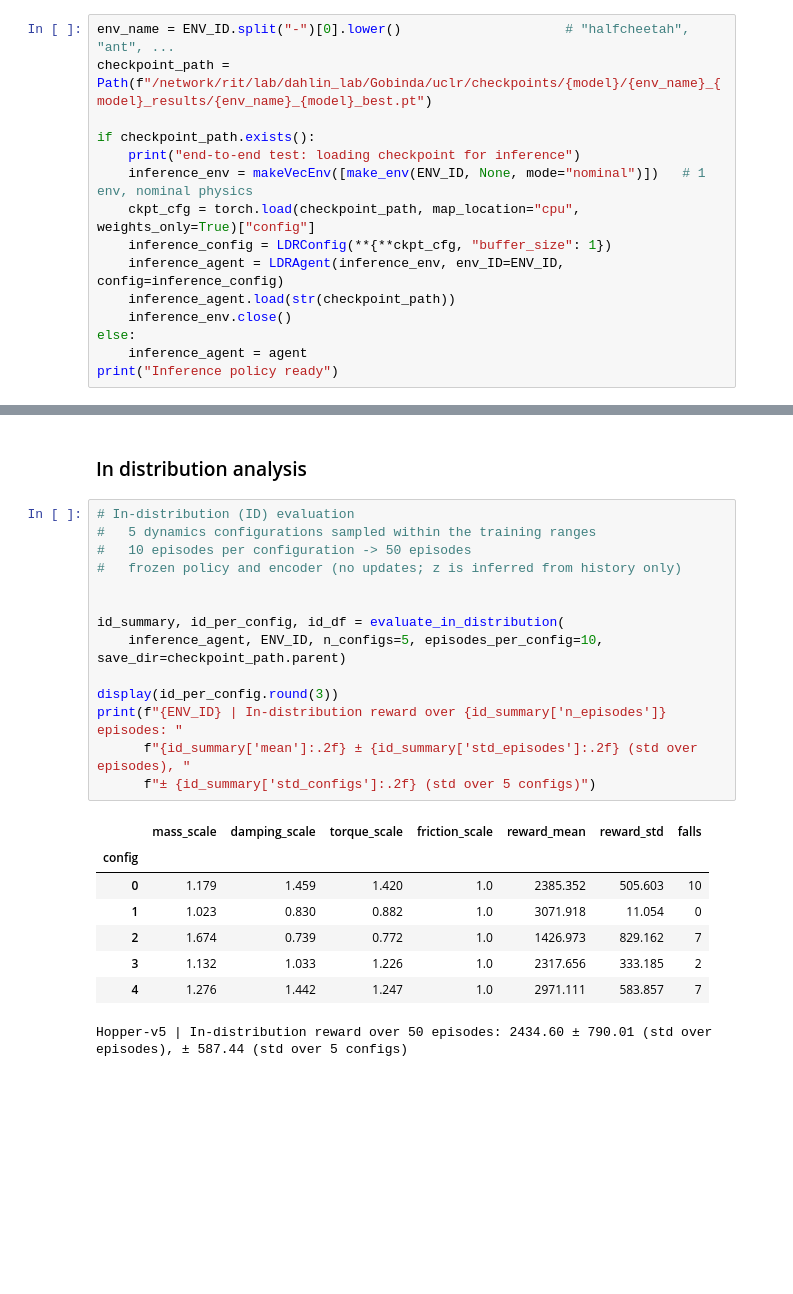
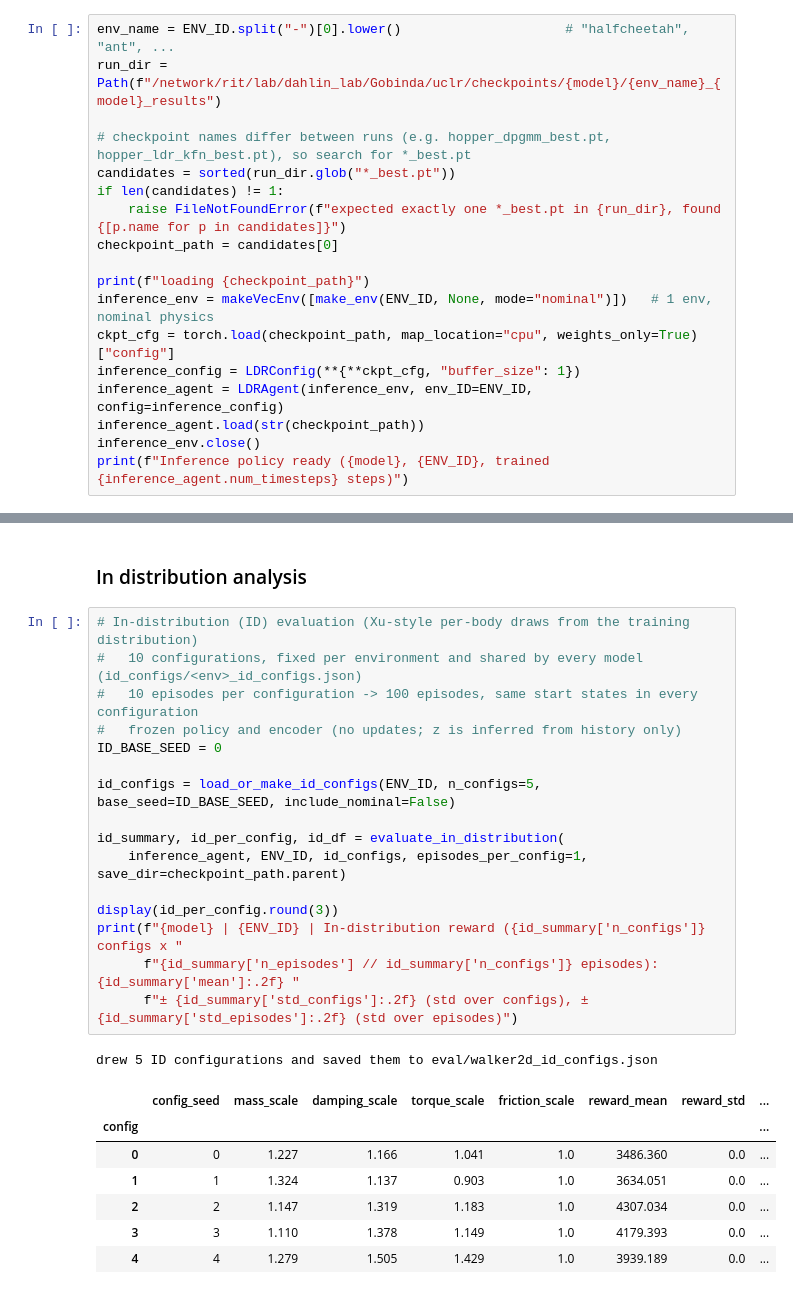
Before and after one commit to gcsarker/uclr, a Jupyter notebook: results.ipynb, the cells around one changed output, grey strips where cells are left out. Drawn from its saved outputs; the diff is of its cells as text; blank space fills up the shorter version.

```diff
--- a/results.ipynb
+++ b/results.ipynb
@@ -519,17 +687,20 @@ torch.manual_seed(config.seed)
 agent = LDRAgent(env=train_env, env_ID=ENV_ID, config=config)
 # %%
 env_name = ENV_ID.split("-")[0].lower()                     # "halfcheetah", "ant", ...
-checkpoint_path = Path(f"/network/rit/lab/dahlin_lab/Gobinda/uclr/checkpoints/{model}/{env_name}_{model}_results/{env_name}_{model}_best.pt")
+run_dir = Path(f"/network/rit/lab/dahlin_lab/Gobinda/uclr/checkpoints/{model}/{env_name}_{model}_results")
 
-if checkpoint_path.exists():
-    print("end-to-end test: loading checkpoint for inference")
-    inference_env = makeVecEnv([make_env(ENV_ID, None, mode="nominal")])   # 1 env, nominal physics
-    ckpt_cfg = torch.load(checkpoint_path, map_location="cpu", weights_only=True)["config"]
-    inference_config = LDRConfig(**{**ckpt_cfg, "buffer_size": 1})
-    inference_agent = LDRAgent(inference_env, env_ID=ENV_ID, config=inference_config)
-    inference_agent.load(str(checkpoint_path))
-    inference_env.close()
-else:
-    inference_agent = agent
-print("Inference policy ready")
+# checkpoint names differ between runs (e.g. hopper_dpgmm_best.pt, hopper_ldr_kfn_best.pt), so search for *_best.pt
+candidates = sorted(run_dir.glob("*_best.pt"))
+if len(candidates) != 1:
+    raise FileNotFoundError(f"expected exactly one *_best.pt in {run_dir}, found {[p.name for p in candidates]}")
+checkpoint_path = candidates[0]
+
+print(f"loading {checkpoint_path}")
+inference_env = makeVecEnv([make_env(ENV_ID, None, mode="nominal")])   # 1 env, nominal physics
+ckpt_cfg = torch.load(checkpoint_path, map_location="cpu", weights_only=True)["config"]
+inference_config = LDRConfig(**{**ckpt_cfg, "buffer_size": 1})
+inference_agent = LDRAgent(inference_env, env_ID=ENV_ID, config=inference_config)
+inference_agent.load(str(checkpoint_path))
+inference_env.close()
+print(f"Inference policy ready ({model}, {ENV_ID}, trained {inference_agent.num_timesteps} steps)")
 # %% [output]
@@ -625,25 +801,27 @@ viz.close()
 # %% [markdown]
 ### In distribution analysis
 # %%
-# In-distribution (ID) evaluation
-#   5 dynamics configurations sampled within the training ranges
-#   10 episodes per configuration -> 50 episodes
+# In-distribution (ID) evaluation (Xu-style per-body draws from the training distribution)
+#   10 configurations, fixed per environment and shared by every model (id_configs/<env>_id_configs.json)
+#   10 episodes per configuration -> 100 episodes, same start states in every configuration
 #   frozen policy and encoder (no updates; z is inferred from history only)
+ID_BASE_SEED = 0
 
+id_configs = load_or_make_id_configs(ENV_ID, n_configs=5, base_seed=ID_BASE_SEED, include_nominal=False)
 
 id_summary, id_per_config, id_df = evaluate_in_distribution(
-    inference_agent, ENV_ID, n_configs=5, episodes_per_config=10, save_dir=checkpoint_path.parent)
+    inference_agent, ENV_ID, id_configs, episodes_per_config=1, save_dir=checkpoint_path.parent)
 
 display(id_per_config.round(3))
-print(f"{ENV_ID} | In-distribution reward over {id_summary['n_episodes']} episodes: "
-      f"{id_summary['mean']:.2f} ± {id_summary['std_episodes']:.2f} (std over episodes), "
-      f"± {id_summary['std_configs']:.2f} (std over 5 configs)")
+print(f"{model} | {ENV_ID} | In-distribution reward ({id_summary['n_configs']} configs x "
+      f"{id_summary['n_episodes'] // id_summary['n_configs']} episodes): {id_summary['mean']:.2f} "
+      f"± {id_summary['std_configs']:.2f} (std over configs), ± {id_summary['std_episodes']:.2f} (std over episodes)")
 # %% [output]
+drew 5 ID configurations and saved them to eval/walker2d_id_configs.json
-|  | mass_scale | damping_scale | torque_scale | friction_scale | reward_mean | reward_std | falls |
-| config |  |  |  |  |  |  |  |
-| 0 | 1.179 | 1.459 | 1.420 | 1.0 | 2385.352 | 505.603 | 10 |
-| 1 | 1.023 | 0.830 | 0.882 | 1.0 | 3071.918 | 11.054 | 0 |
-| 2 | 1.674 | 0.739 | 0.772 | 1.0 | 1426.973 | 829.162 | 7 |
-| 3 | 1.132 | 1.033 | 1.226 | 1.0 | 2317.656 | 333.185 | 2 |
-| 4 | 1.276 | 1.442 | 1.247 | 1.0 | 2971.111 | 583.857 | 7 |
+|  | config_seed | mass_scale | damping_scale | torque_scale | friction_scale | reward_mean | reward_std | ... |
+| config |  |  |  |  |  |  |  | ... |
+| 0 | 0 | 1.227 | 1.166 | 1.041 | 1.0 | 3486.360 | 0.0 | ... |
+| 1 | 1 | 1.324 | 1.137 | 0.903 | 1.0 | 3634.051 | 0.0 | ... |
+| 2 | 2 | 1.147 | 1.319 | 1.183 | 1.0 | 4307.034 | 0.0 | ... |
+| 3 | 3 | 1.110 | 1.378 | 1.149 | 1.0 | 4179.393 | 0.0 | ... |
+| 4 | 4 | 1.279 | 1.505 | 1.429 | 1.0 | 3939.189 | 0.0 | ... |
-Hopper-v5 | In-distribution reward over 50 episodes: 2434.60 ± 790.01 (std over episodes), ± 587.44 (std over 5 configs)
```
Also changed, not shown: parts of 14 cells of this notebook, 9 other files.
